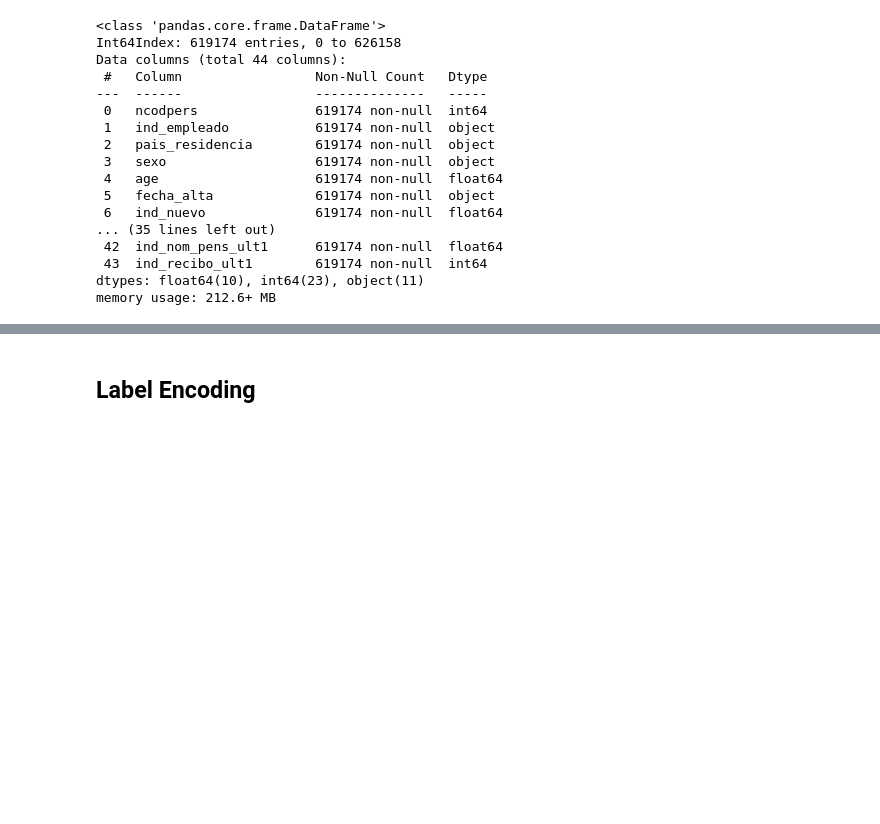
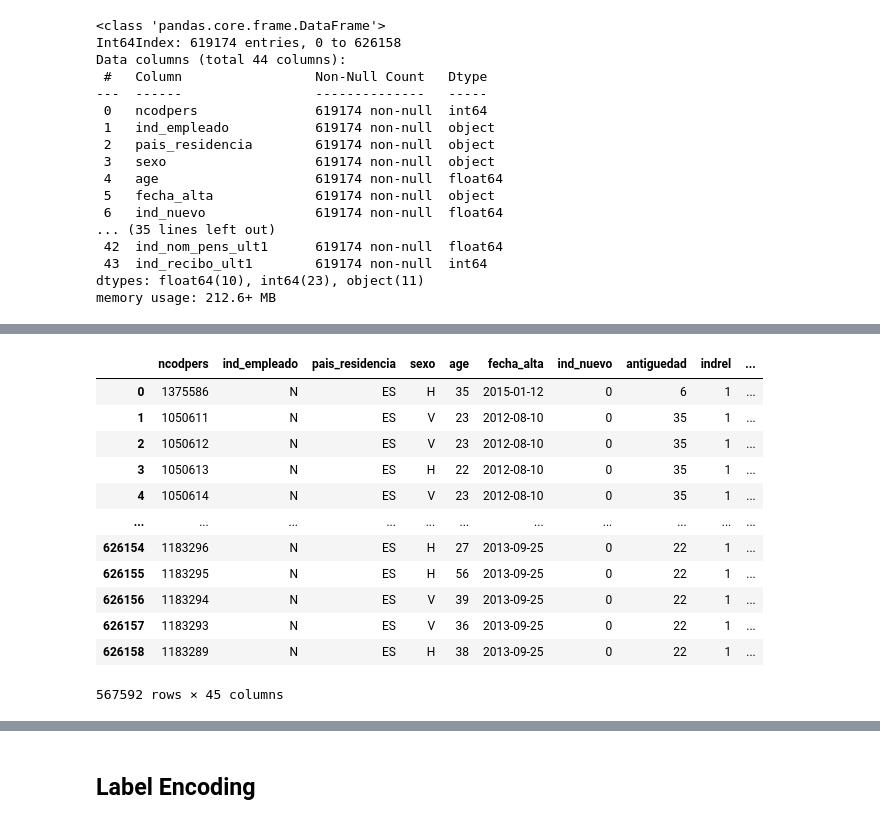
Before and after one commit to shelovescode000/CustomerSegmentationProject, a Jupyter notebook: Customer Segmentation.ipynb, the cells around one changed output, grey strips where cells are left out. Saved outputs shown, nothing was run; the diff lists cells and outputs as text; code cells hidden in the pictures; blank space fills up the shorter version.

```diff
--- a/Customer Segmentation.ipynb
+++ b/Customer Segmentation.ipynb
@@ -362,0 +357,7 @@ newdata['fecha_alta_year'] = newdata['fecha_alta_year'].round(0).astype(int)
+# %%
+#remove outliers in age
+q1_age = newdata['age'].quantile(0.25)
+q3_age = newdata['age'].quantile(0.75)
+iqr_age = q3_age - q1_age
+lowbound_age = q1_age - 1.5*iqr_age
+upperbound_age = q3_age + 1.5*iqr_age
@@ -362,0 +375,16 @@ newdata['fecha_alta_year'] = newdata['fecha_alta_year'].round(0).astype(int)
+# %%
+newdata
+# %% [output]
+|  | ncodpers | ind_empleado | pais_residencia | sexo | age | fecha_alta | ind_nuevo | antiguedad | indrel | ... |
+| 0 | 1375586 | N | ES | H | 35 | 2015-01-12 | 0 | 6 | 1 | ... |
+| 1 | 1050611 | N | ES | V | 23 | 2012-08-10 | 0 | 35 | 1 | ... |
+| 2 | 1050612 | N | ES | V | 23 | 2012-08-10 | 0 | 35 | 1 | ... |
+| 3 | 1050613 | N | ES | H | 22 | 2012-08-10 | 0 | 35 | 1 | ... |
+| 4 | 1050614 | N | ES | V | 23 | 2012-08-10 | 0 | 35 | 1 | ... |
+| ... | ... | ... | ... | ... | ... | ... | ... | ... | ... | ... |
+| 626154 | 1183296 | N | ES | H | 27 | 2013-09-25 | 0 | 22 | 1 | ... |
+| 626155 | 1183295 | N | ES | H | 56 | 2013-09-25 | 0 | 22 | 1 | ... |
+| 626156 | 1183294 | N | ES | V | 39 | 2013-09-25 | 0 | 22 | 1 | ... |
+| 626157 | 1183293 | N | ES | V | 36 | 2013-09-25 | 0 | 22 | 1 | ... |
+| 626158 | 1183289 | N | ES | H | 38 | 2013-09-25 | 0 | 22 | 1 | ... |
+567592 rows × 45 columns
```
Also changed, not shown: parts of 35 cells of this notebook.
